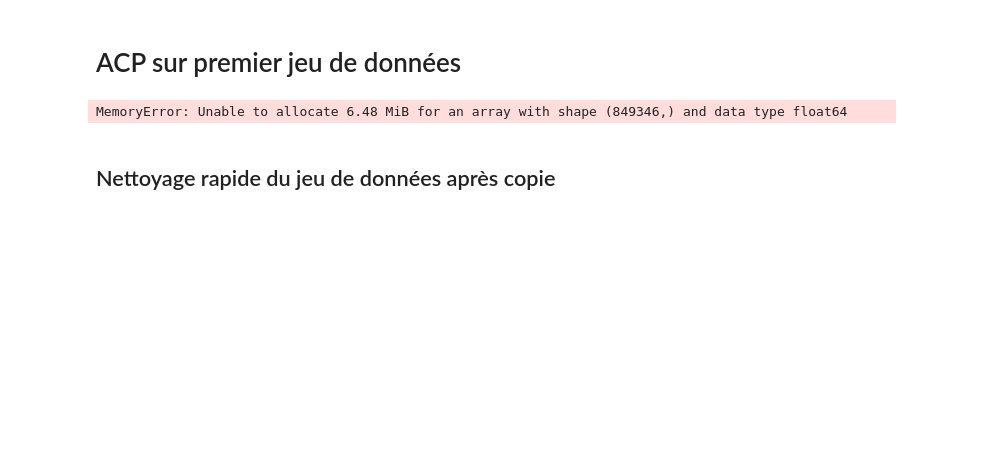
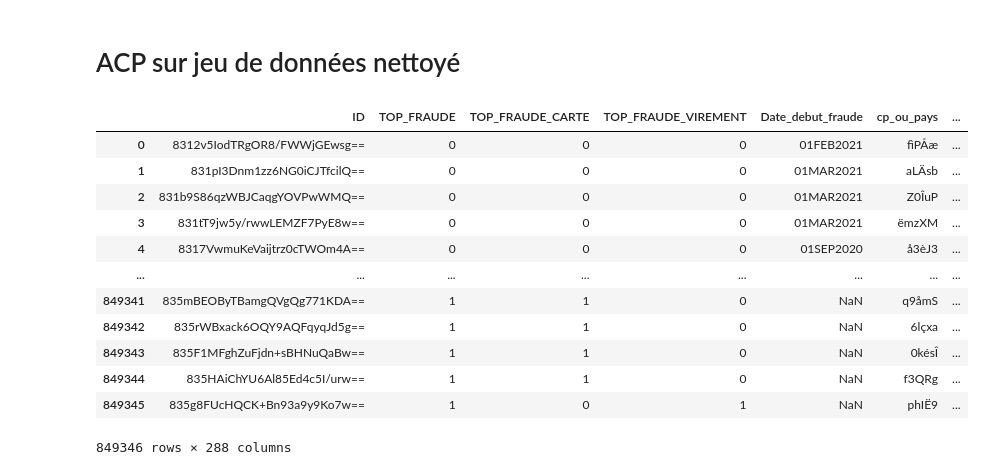
Before and after one commit to hadda-hassan/PIP2022_G1, a Jupyter notebook: noreen_ACP_v1.ipynb, the cells around one changed output. Cells and saved outputs as stored; diff of their text form; code cells hidden in the pictures; blank space fills up the shorter version.

```diff
--- a/noreen_ACP_v1.ipynb
+++ b/noreen_ACP_v1.ipynb
@@ -1,5 +1,5 @@
 # %% [markdown]
-# ACP sur premier jeu de données
+# ACP sur jeu de données nettoyé
 # %%
 #Import
 import pandas as pd
@@ -7,7 +7,18 @@ import numpy as np
 # %%
 #Import du jeu de données complet
 data1 = pd.read_csv('C:/Users/noree/OneDrive/Documents/Mes documents/M1 SID/Interpromo/PIP_2022NA/DATA1/DATA1/DONNEES_CONCAT_TLSE-LD/DATA1_COMPLET.csv')
+data1
 # %% [output]
+|  | ID | TOP_FRAUDE | TOP_FRAUDE_CARTE | TOP_FRAUDE_VIREMENT | Date_debut_fraude | cp_ou_pays | ... |
+| 0 | 8312v5IodTRgOR8/FWWjGEwsg== | 0 | 0 | 0 | 01FEB2021 | fìPÅæ | ... |
+| 1 | 831pI3Dnm1zz6NG0iCJTfcilQ== | 0 | 0 | 0 | 01MAR2021 | aLÄsb | ... |
+| 2 | 831b9S86qzWBJCaqgYOVPwWMQ== | 0 | 0 | 0 | 01MAR2021 | Z0ÎuP | ... |
+| 3 | 831tT9jw5y/rwwLEMZF7PyE8w== | 0 | 0 | 0 | 01MAR2021 | ëmzXM | ... |
+| 4 | 8317VwmuKeVaijtrz0cTWOm4A== | 0 | 0 | 0 | 01SEP2020 | å3èJ3 | ... |
+| ... | ... | ... | ... | ... | ... | ... | ... |
+| 849341 | 835mBEOByTBamgQVgQg771KDA== | 1 | 1 | 0 | NaN | q9åmS | ... |
+| 849342 | 835rWBxack6OQY9AQFqyqJd5g== | 1 | 1 | 0 | NaN | 6lçxa | ... |
+| 849343 | 835F1MFghZuFjdn+sBHNuQaBw== | 1 | 1 | 0 | NaN | 0késÎ | ... |
+| 849344 | 835HAiChYU6Al85Ed4c5I/urw== | 1 | 1 | 0 | NaN | f3QRg | ... |
+| 849345 | 835g8FUcHQCK+Bn93a9y9Ko7w== | 1 | 0 | 1 | NaN | phIË9 | ... |
-MemoryError: Unable to allocate 6.48 MiB for an array with shape (849346,) and data type float64
+849346 rows × 288 columns
-# %% [markdown]
-## Nettoyage rapide du jeu de données après copie
```
Also changed, not shown: parts of 13 cells of this notebook.
